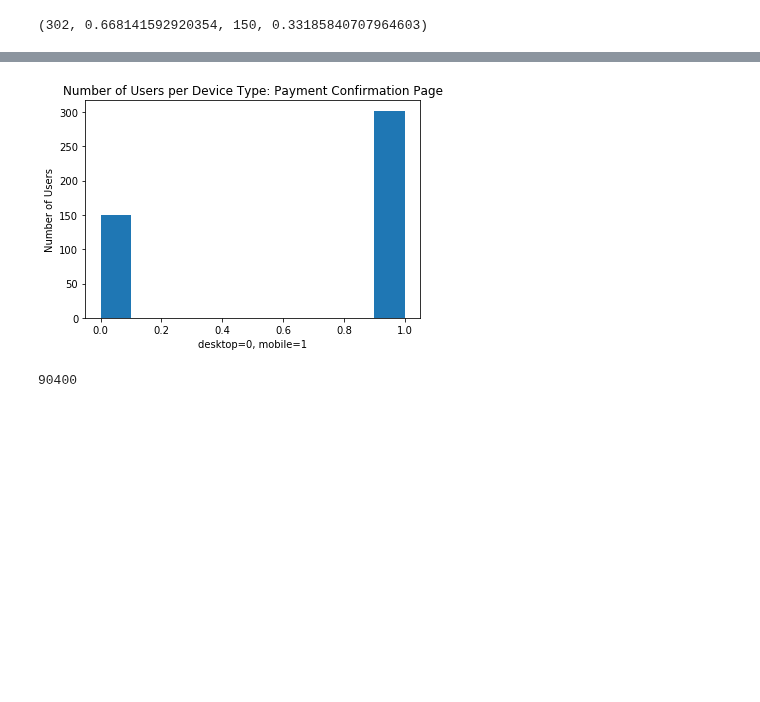
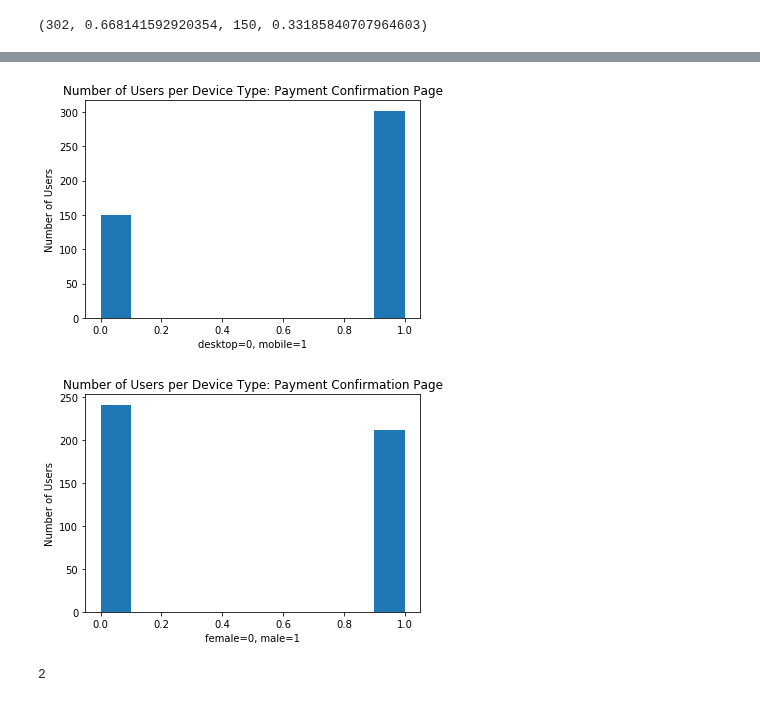
Before and after one commit to ernestpicato/take-home-practice, a Jupyter notebook: funnel-analysis/funnel-eda.ipynb, the cells around one changed output, grey strips where cells are left out. Drawn from its saved outputs; the diff is of its cells as text; code cells hidden in the pictures; blank space fills up the shorter version.

```diff
--- a/funnel-analysis/funnel-eda.ipynb
+++ b/funnel-analysis/funnel-eda.ipynb
@@ -166,12 +210,14 @@ sum(payment_confirmation_pg_all['mobile']==1), 1.0*sum(payment_confirmation_pg_a
 # %%
-plt.hist(payment_confirmation_pg_all['mobile'])
+device_payment_confirmation = plt.hist(payment_confirmation_pg_all['mobile'])
 plt.xlabel('desktop=0, mobile=1')
 plt.ylabel('Number of Users')
 plt.title('Number of Users per Device Type: Payment Confirmation Page')
-plt.show()
+plt.show(device_payment_confirmation)
+sex_payment_confirmation = plt.hist(payment_confirmation_pg_all['male'])
+plt.xlabel('female=0, male=1')
+plt.ylabel('Number of Users')
+plt.title('Number of Users per Device Type: Payment Confirmation Page')
+plt.show(sex_payment_confirmation)
 # %% [output]
 [figure]
+[figure, added]
-# %%
-len(df_merged)
-# %% [output]
-90400
@@ -177,0 +226,4 @@ len(df_merged)
+# %%
+df_merged['datetime'].iloc[0].month
+# %% [output]
+2
```
Also changed, not shown: parts of 17 cells of this notebook.
